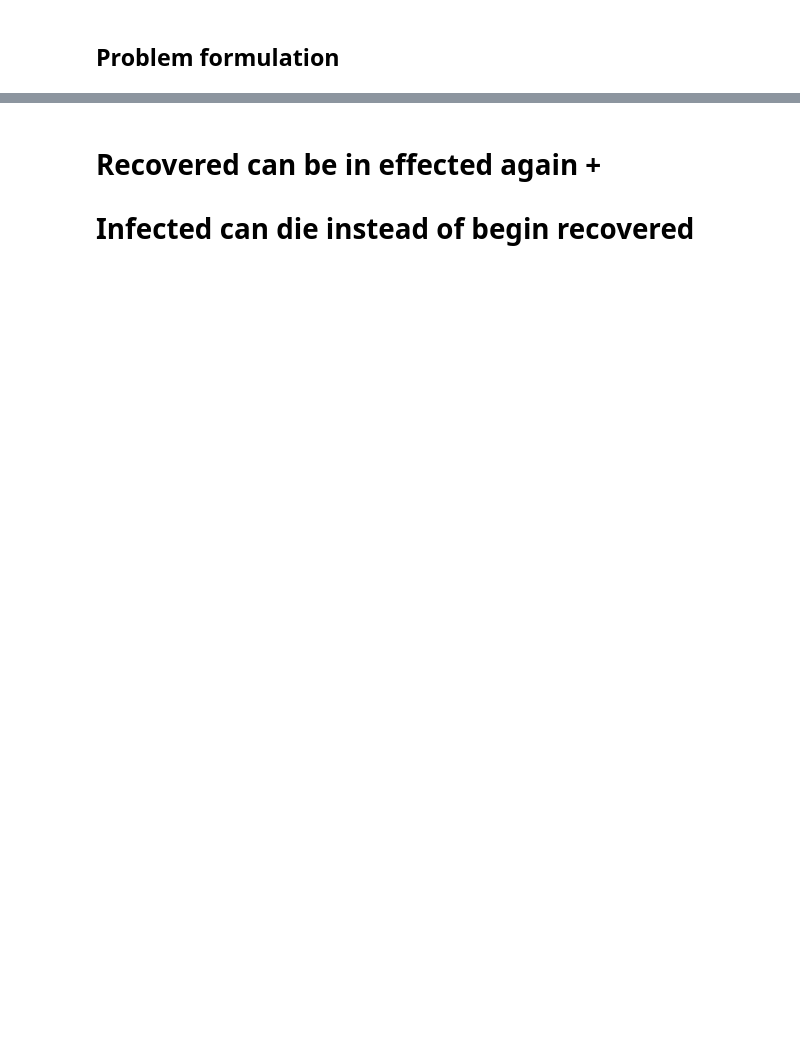
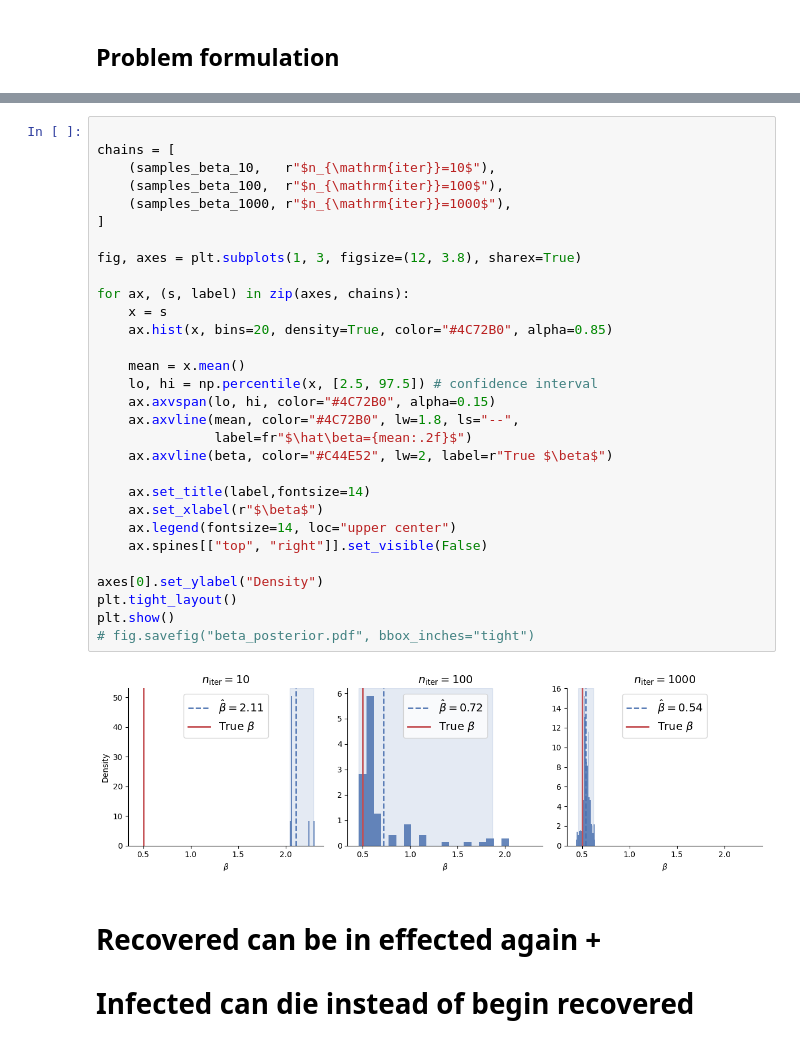
Before and after one commit to s224399/Stoc_sim_2k26, a Jupyter notebook: Project_2/Epidemic_model_Rasmus.ipynb, the cells around one changed output, grey strips where cells are left out. Drawn from its saved outputs; the diff is of its cells as text; blank space fills up the shorter version.

```diff
--- a/Project_2/Epidemic_model_Rasmus.ipynb
+++ b/Project_2/Epidemic_model_Rasmus.ipynb
@@ -60,3 +148,35 @@ plt.plot(R)
+# %%
+
+chains = [
+    (samples_beta_10,   r"$n_{\mathrm{iter}}=10$"),
+    (samples_beta_100,  r"$n_{\mathrm{iter}}=100$"),
+    (samples_beta_1000, r"$n_{\mathrm{iter}}=1000$"),
+]
+
+fig, axes = plt.subplots(1, 3, figsize=(12, 3.8), sharex=True)
+
+for ax, (s, label) in zip(axes, chains):
+    x = s
+    ax.hist(x, bins=20, density=True, color="#4C72B0", alpha=0.85)
+
+    mean = x.mean()
+    lo, hi = np.percentile(x, [2.5, 97.5]) # confidence interval
+    ax.axvspan(lo, hi, color="#4C72B0", alpha=0.15)
+    ax.axvline(mean, color="#4C72B0", lw=1.8, ls="--",
+               label=fr"$\hat\beta={mean:.2f}$")
+    ax.axvline(beta, color="#C44E52", lw=2, label=r"True $\beta$")
+
+    ax.set_title(label,fontsize=14)
+    ax.set_xlabel(r"$\beta$")
+    ax.legend(fontsize=14, loc="upper center")
+    ax.spines[["top", "right"]].set_visible(False)
+
+axes[0].set_ylabel("Density")
+plt.tight_layout()
+plt.show()
+# fig.savefig("beta_posterior.pdf", bbox_inches="tight")
+# %% [output]
+[figure, added]
 # %% [markdown]
 # Recovered can be in effected again +
 # Infected can die instead of begin recovered
```
Also changed, not shown: parts of 19 cells of this notebook, 3 other files.
